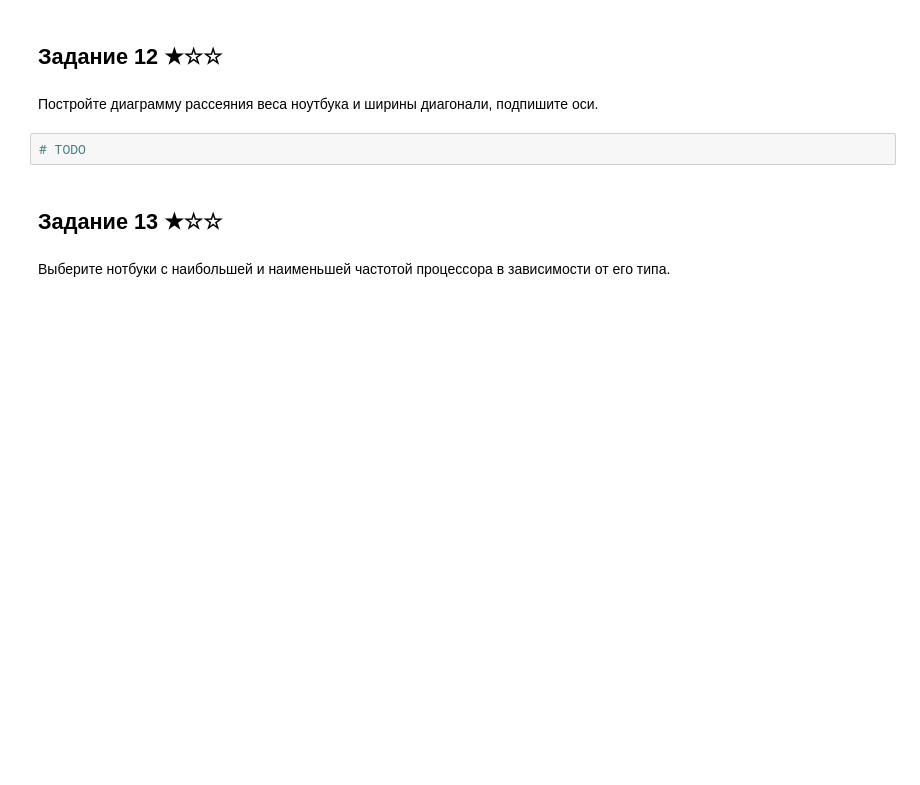
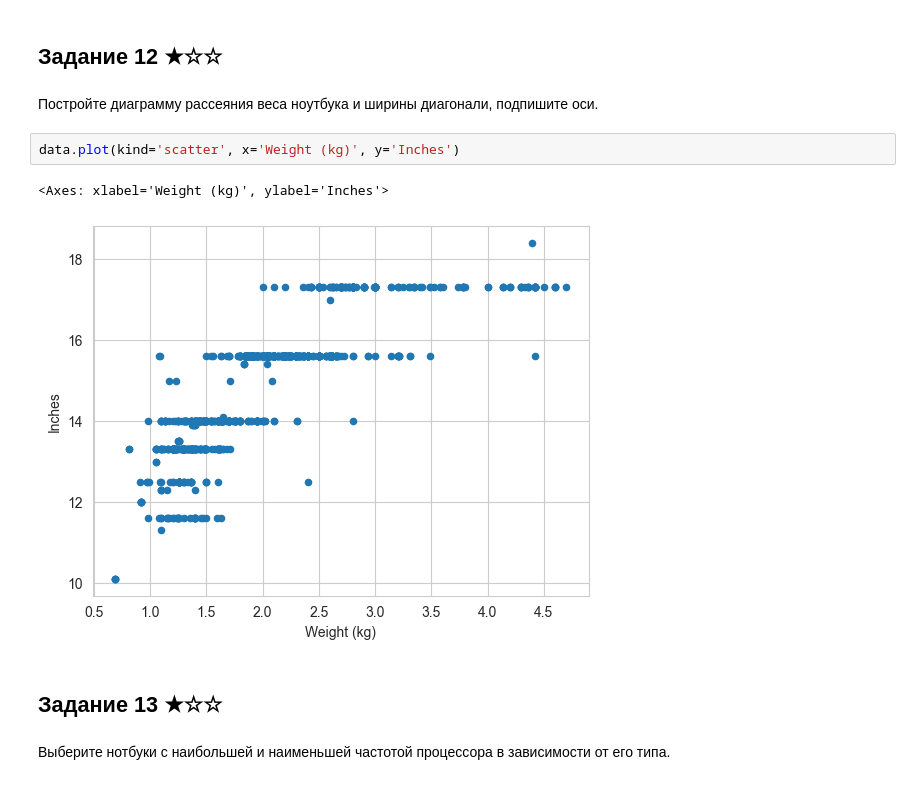
Before and after one commit to skv-analyst/education, a Jupyter notebook: ml-inside/101-python/2-hometask-1-python-students.ipynb, the cells around one changed output. Saved outputs shown, nothing was run; the diff lists cells and outputs as text; blank space fills up the shorter version.

```diff
--- a/ml-inside/101-python/2-hometask-1-python-students.ipynb
+++ b/ml-inside/101-python/2-hometask-1-python-students.ipynb
@@ -626,8 +725,11 @@ data
 ## Задание 12 ★☆☆
 # %% [markdown]
 Постройте диаграмму рассеяния веса ноутбука и ширины диагонали, подпишите оси.
-# %%
-# TODO
+# %%
+data.plot(kind='scatter', x='Weight (kg)', y='Inches')
+# %% [output]
+<Axes: xlabel='Weight (kg)', ylabel='Inches'>
+[figure, added]
 # %% [markdown]
 ## Задание 13 ★☆☆
 # %% [markdown]
```
Also changed, not shown: parts of 30 cells of this notebook, 1 other file.
